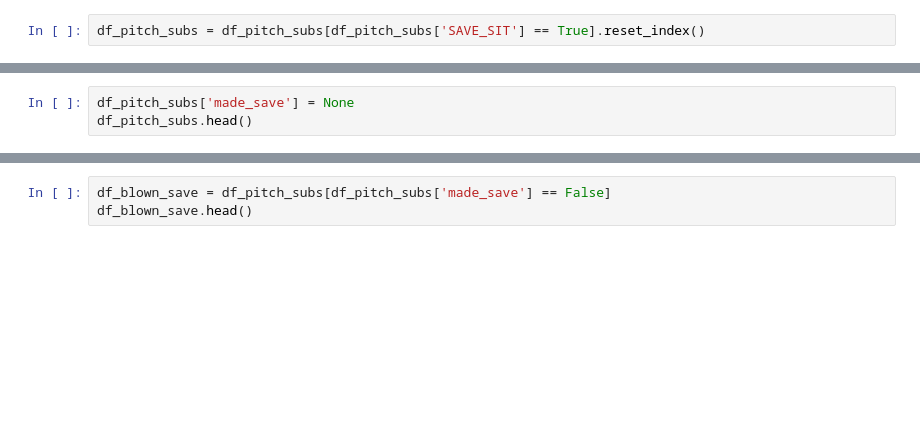
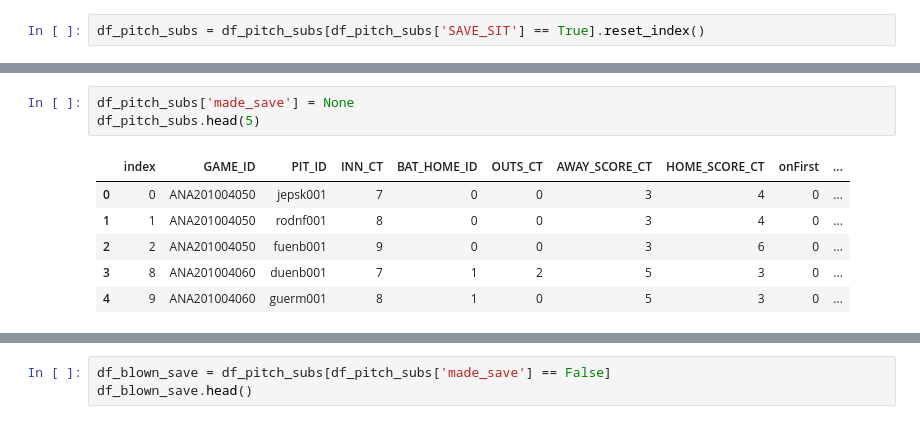
Before and after one commit to DylanSchneider/Save2.0, a Jupyter notebook: Save2.ipynb, the cells around one changed output, grey strips where cells are left out. Drawn from its saved outputs; the diff is of its cells as text; blank space fills up the shorter version.

```diff
--- a/Save2.ipynb
+++ b/Save2.ipynb
@@ -27,4 +78,11 @@ df_next_pitcher[['GAME_ID', 'PIT_ID', 'INN_CT', 'BAT_HOME_ID', 'AWAY_SCORE_CT',
 # %%
 df_pitch_subs['made_save'] = None
-df_pitch_subs.head()
+df_pitch_subs.head(5)
+# %% [output]
+|  | index | GAME_ID | PIT_ID | INN_CT | BAT_HOME_ID | OUTS_CT | AWAY_SCORE_CT | HOME_SCORE_CT | onFirst | ... |
+| 0 | 0 | ANA201004050 | jepsk001 | 7 | 0 | 0 | 3 | 4 | 0 | ... |
+| 1 | 1 | ANA201004050 | rodnf001 | 8 | 0 | 0 | 3 | 4 | 0 | ... |
+| 2 | 2 | ANA201004050 | fuenb001 | 9 | 0 | 0 | 3 | 6 | 0 | ... |
+| 3 | 8 | ANA201004060 | duenb001 | 7 | 1 | 2 | 5 | 3 | 0 | ... |
+| 4 | 9 | ANA201004060 | guerm001 | 8 | 1 | 0 | 5 | 3 | 0 | ... |
 # %%
```
Also changed, not shown: parts of 6 cells of this notebook.
